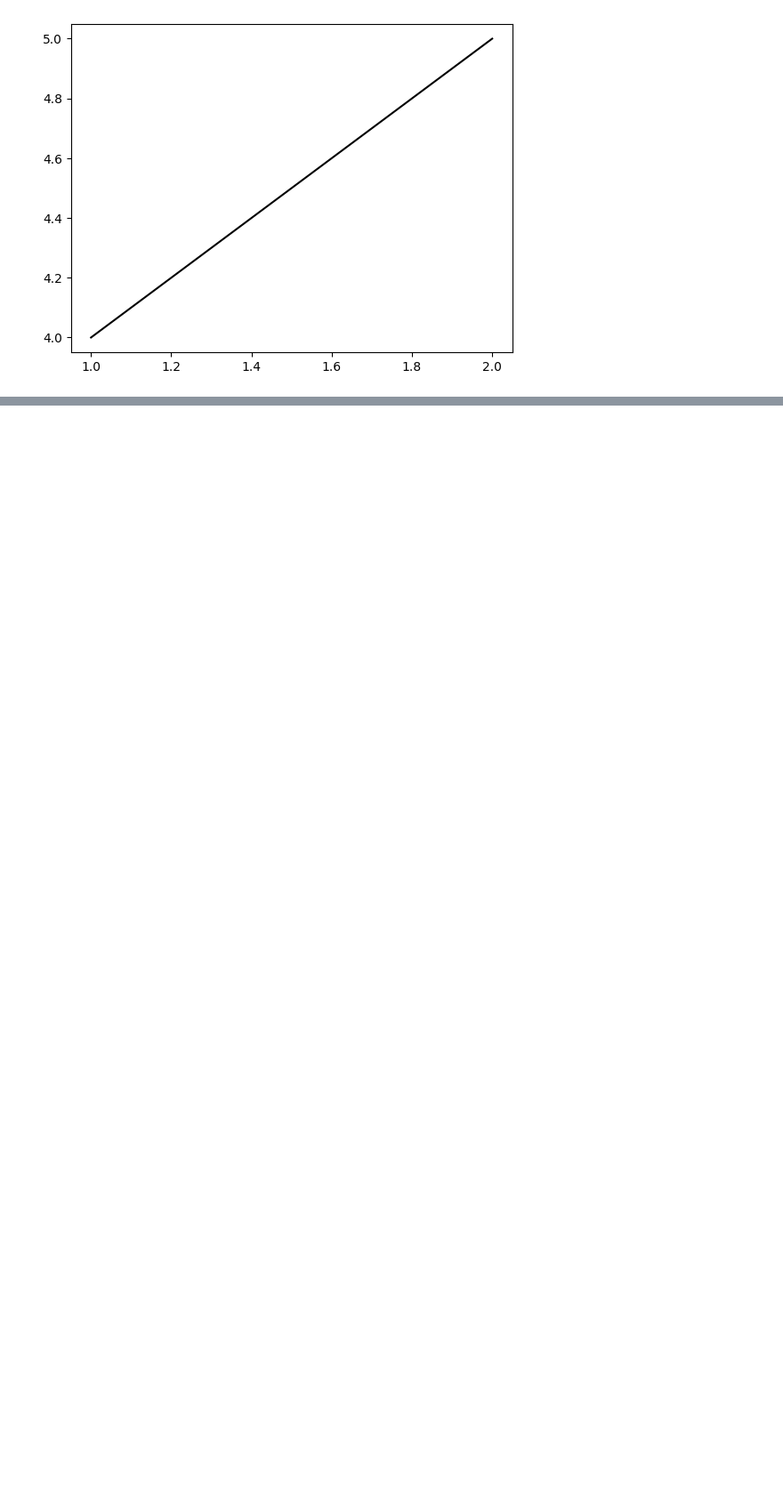
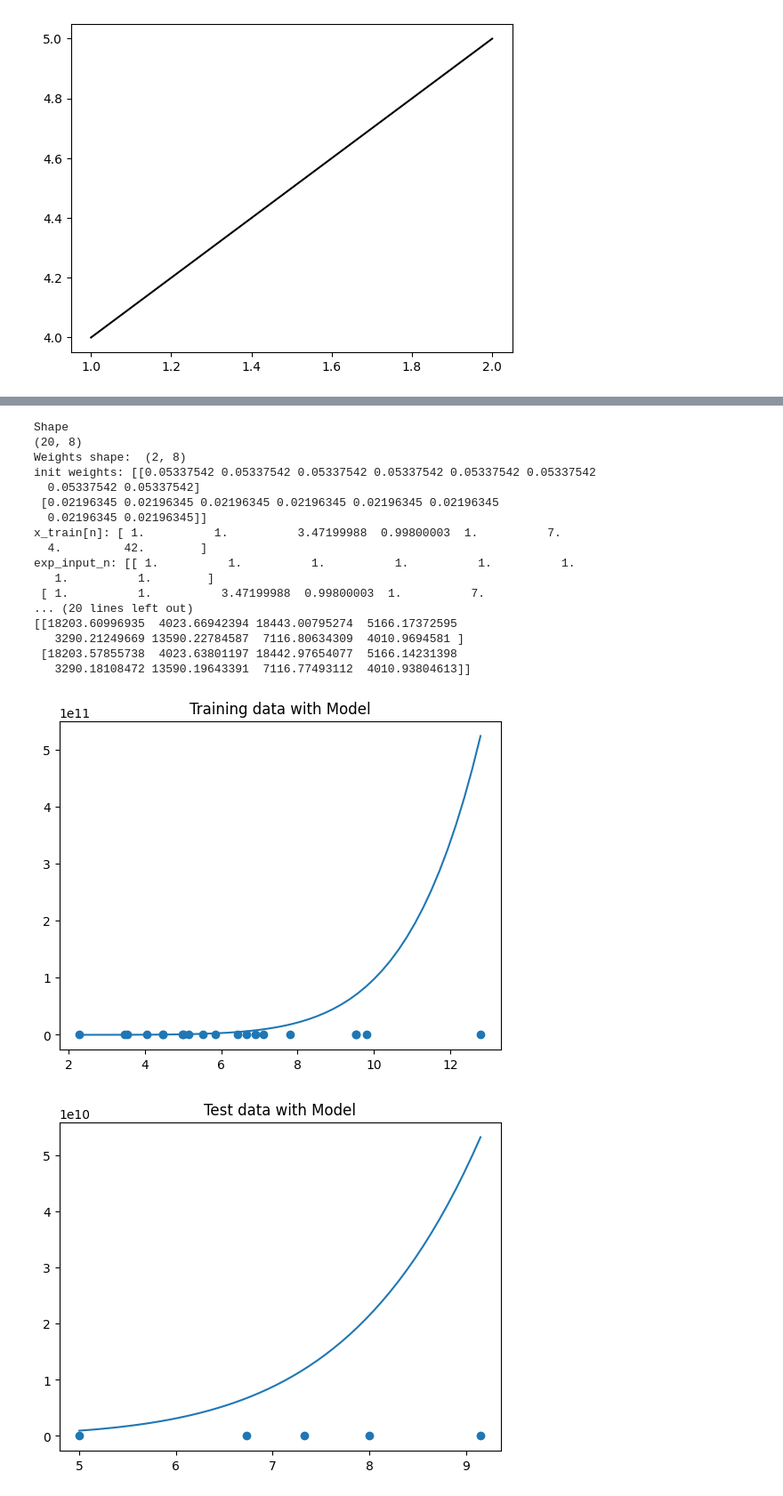
Before and after one commit to ghawkes333/LinearRegression, a Jupyter notebook: question2.ipynb, the cells around one changed output, grey strips where cells are left out. Shown at 89% size. Saved outputs shown, nothing was run; the diff lists cells and outputs as text; code cells hidden in the pictures; blank space fills up the shorter version.

```diff
--- a/question2.ipynb
+++ b/question2.ipynb
@@ -46,3 +160,18 @@ plt.plot([first_x, last_x], [bias + first_x * learned_slope, bias + last_x * lea
 plt.show()
 # %% [output]
 [figure]
+# %%
+data_formats = {'names': ('id', 'baths', 'land', 'living', 'garages', 'rooms','beds','age', 'price'), 'formats':('i2', 'f2', 'f4','f4', 'f4', 'i4', 'i4','i4','f8')}
+housing_train = np.loadtxt("train.csv", delimiter=',', skiprows=1, dtype=data_formats)
+housing_test = np.loadtxt("test.csv", delimiter=',', skiprows=1, dtype=data_formats)
+#House ID,Bathrooms,Land Area,Living area,# Garages,# Rooms,# Bedrooms,Age of home,Price
+
+housing_train_output = housing_train["price"]
+
+housing_train_input = [0] * len(housing_train)
+for i, row in enumerate(housing_train):
+    row = np.array([row[0], row[1], row[2], row[3], row[4], row[5], row[6], row[7]])
+    housing_train_input[i] = row
+
+housing_train_input = np.array(housing_train_input)
+print(np.shape(housing_train_input))
@@ -48,0 +180,52 @@ plt.show()
+# %%
+weights, weight_history, error_history, final_loss = learn(0.00001, 100, 1, housing_train_input, housing_train_output)
+
+print("Weights")
+print(weights)
+
+
+n = 'land'
+
+# Training
+plt.scatter(housing_train[n], housing_train["price"])
+x_space = np.linspace(np.min(housing_train[n]), np.max(housing_train[n]))
+num_weights = weights.shape[1]
+model_predictions =  [np.sum(weights * [x ** i for i in range(num_weights)]) for x in x_space]
+plt.plot(x_space, model_predictions)
+plt.title("Training data with Model")
+plt.show()
+
+# Test
+plt.scatter(housing_test[n], housing_test["price"])
+x_space = np.linspace(np.min(housing_test[n]), np.max(housing_test[n]))
+num_weights = weights.shape[1]
+model_predictions =  [np.sum(weights * [x ** i for i in range(num_weights)]) for x in x_space]
+plt.plot(x_space, model_predictions)
+plt.title("Test data with Model")
+plt.show()
+
+# Plot history of error
+error_history = np.array(error_history)
+plt.scatter([i for i in range(0, len(error_history))], error_history)
+plt.title(f"Error history")
+plt.show()
+# %% [output]
+Shape
+(20, 8)
+Weights shape:  (2, 8)
+init weights: [[0.05337542 0.05337542 0.05337542 0.05337542 0.05337542 0.05337542
+  0.05337542 0.05337542]
+ [0.02196345 0.02196345 0.02196345 0.02196345 0.02196345 0.02196345
+  0.02196345 0.02196345]]
+x_train[n]: [ 1.          1.          3.47199988  0.99800003  1.          7.
+  4.         42.        ]
+exp_input_n: [[ 1.          1.          1.          1.          1.          1.
+   1.          1.        ]
+ [ 1.          1.          3.47199988  0.99800003  1.          7.
+... (20 lines left out)
+[[18203.60996935  4023.66942394 18443.00795274  5166.17372595
+   3290.21249669 13590.22784587  7116.80634309  4010.9694581 ]
+ [18203.57855738  4023.63801197 18442.97654077  5166.14231398
+   3290.18108472 13590.19643391  7116.77493112  4010.93804613]]
+[figure, added]
+[figure, added]
```
Also changed, not shown: parts of 10 cells of this notebook.
